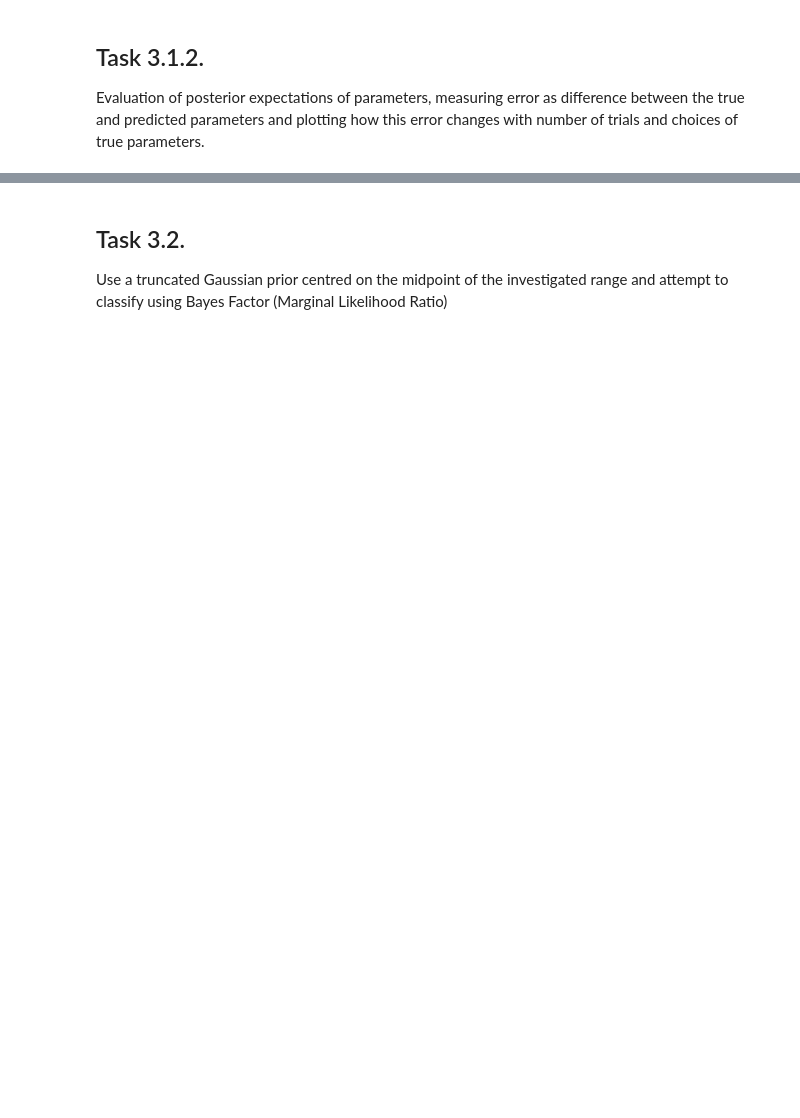
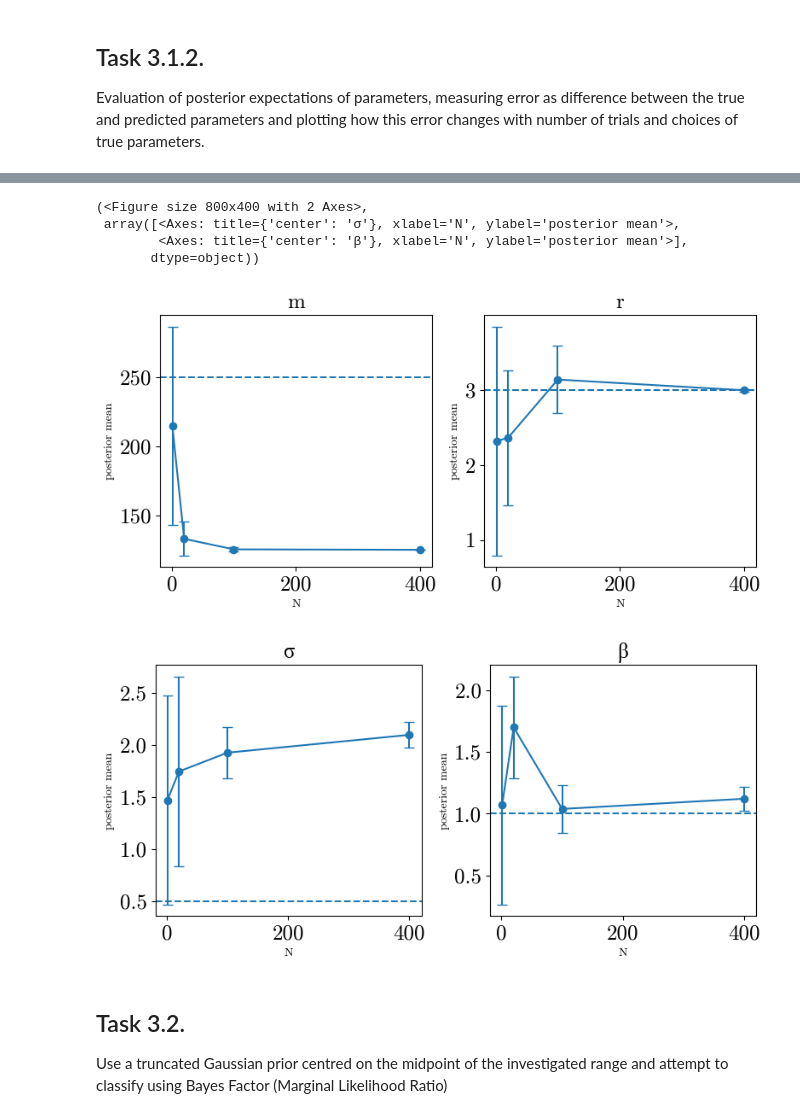
Before and after one commit to oparker7/gg3, a Jupyter notebook: task3.ipynb, the cells around one changed output, grey strips where cells are left out. Drawn from its saved outputs; the diff is of its cells as text; code cells hidden in the pictures; blank space fills up the shorter version.

```diff
--- a/task3.ipynb
+++ b/task3.ipynb
@@ -98,3 +108,62 @@ Evaluation of posterior expectations of parameters, measuring error as differenc
+# %%
+def posterior_stats(posterior, *axes):
+    posterior = posterior / posterior.sum()
+    means, stds = [], []
+    ndim = posterior.ndim
+    for d, grid in enumerate(axes):
+        v = np.reshape(grid, [len(grid) if i == d else 1 for i in range(ndim)])
+        m = (posterior * v).sum()
+        s = np.sqrt((posterior * (v - m) ** 2).sum())
+        means.append(m)
+        stds.append(s)
+    return means, stds
+# %%
+import matplotlib.pyplot as plt
+
+def collect_stats(scan_fn, N_vals):
+    means, sds = [], []
+    for N in N_vals:
+        post, m_grid, r_grid, *_ = scan_fn(N=N, plot=False)
+        m, s = posterior_stats(post, m_grid, r_grid)
+        means.append(m)
+        sds.append(s)
+    return np.array(means).T, np.array(sds).T  # shape (n_params, n_N)
+
+def plot_estimates(N_vals, means, sds, true_vals, titles, ylabel):
+    fig, axes = plt.subplots(1, len(true_vals), figsize=(4*len(true_vals), 4), sharex=True)
+    for ax, mu, sd, tru, title in zip(axes, means, sds, true_vals, titles):
+        ax.errorbar(N_vals, mu, yerr=sd, fmt='o-', capsize=4)
+        ax.axhline(tru, ls='--')
+        ax.set_title(title)
+        ax.set_xlabel('N')
+        ax.set_ylabel(ylabel)
+    fig.tight_layout()
+    return fig, axes
+
+# step model
+N_vals = [1, 20, 100, 400]
+step_means, step_sds = collect_stats(HMM_inference.step_inference_scan,
+                                     N_vals)
+plot_estimates(N_vals, step_means, step_sds,
+               true_vals=(250, 3),
+               titles=('m', 'r'),
+               ylabel='posterior mean')
+
+# ramp model
+N_vals = [1, 20, 100, 400]
+ramp_means, ramp_sds = collect_stats(HMM_inference.ramp_inference_scan,
+                                     N_vals)
+plot_estimates(N_vals, ramp_means, ramp_sds,
+               true_vals=(0.5, 1),
+               titles=('σ', 'β'),
+               ylabel='posterior mean')
+# %% [output]
+(<Figure size 800x400 with 2 Axes>,
+ array([<Axes: title={'center': 'σ'}, xlabel='N', ylabel='posterior mean'>,
+        <Axes: title={'center': 'β'}, xlabel='N', ylabel='posterior mean'>],
+       dtype=object))
+[figure, added]
+[figure, added]
 # %% [markdown]
 ## Task 3.2.
 
```
Also changed, not shown: parts of 20 cells of this notebook.
